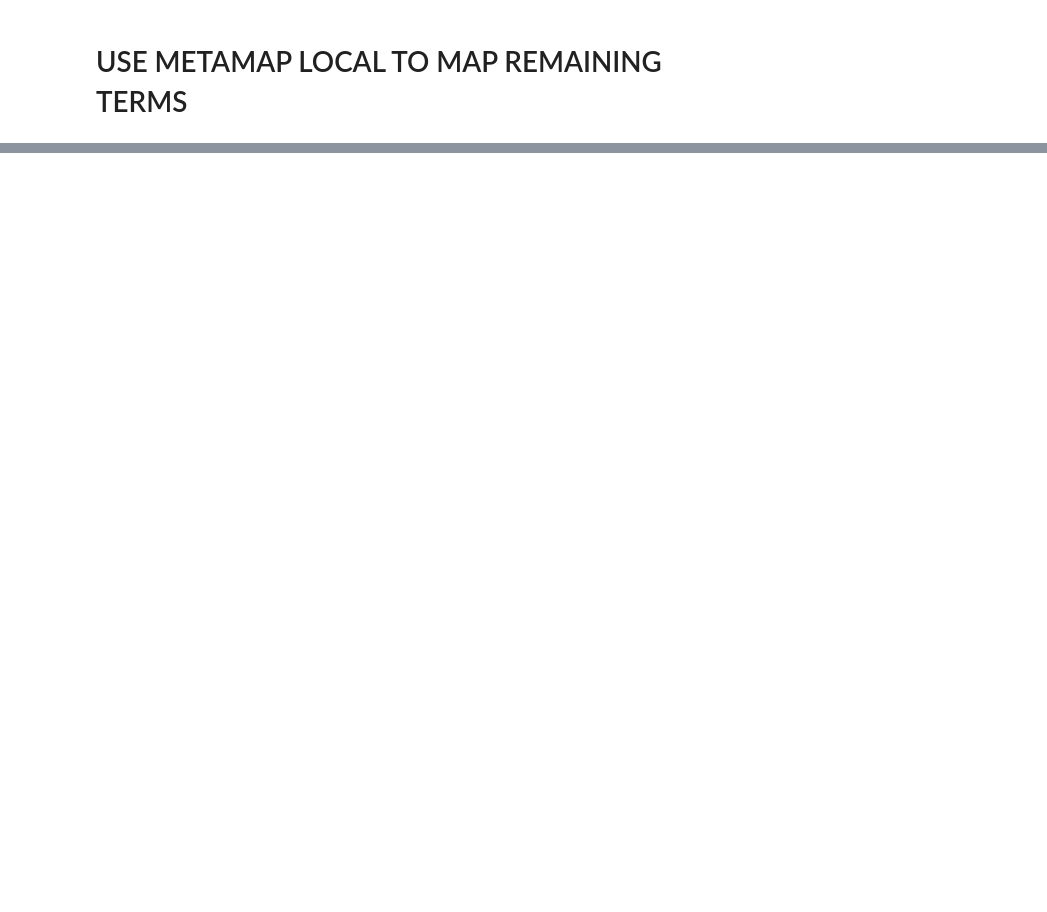
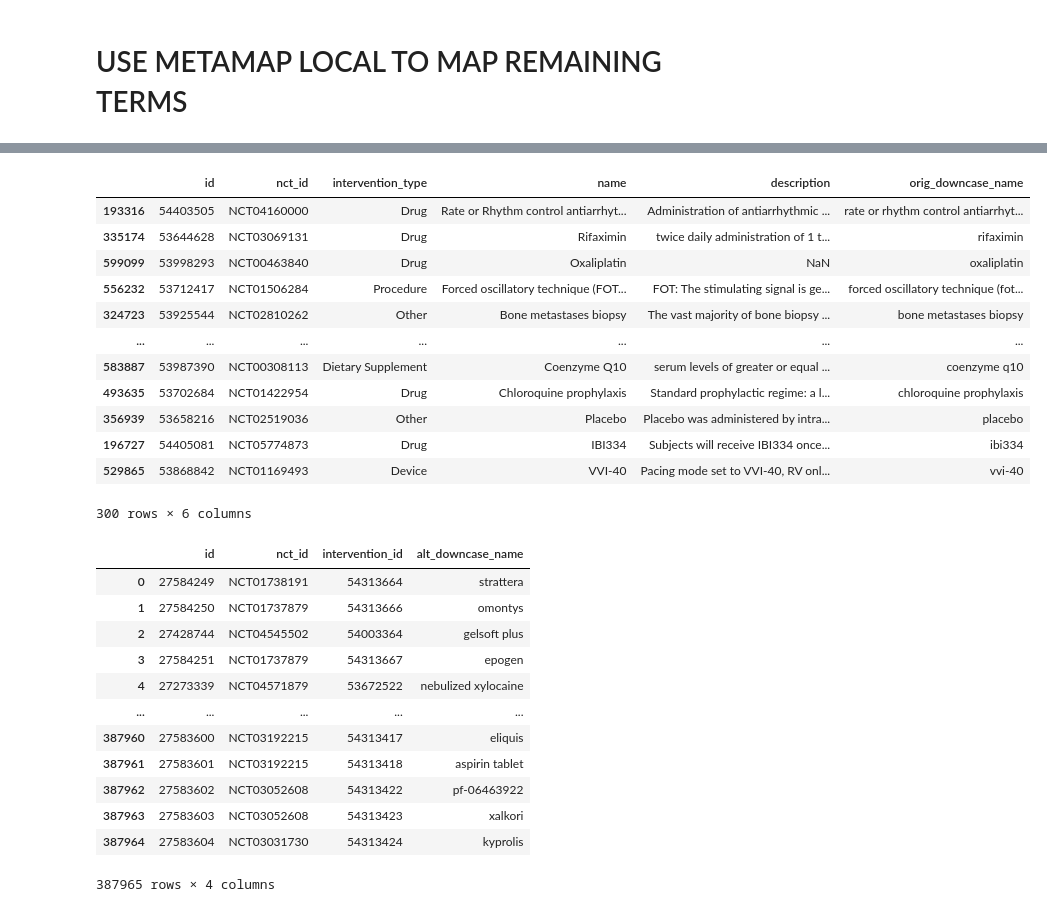
Before and after one commit to GitHubbit/Multiomics_ClinicalTrials_KP, a Jupyter notebook: mapper_ipynb_to_py_mm_only.ipynb, the cells around one changed output, grey strips where cells are left out. Drawn from its saved outputs; the diff is of its cells as text; code cells hidden in the pictures; blank space fills up the shorter version.

```diff
--- a/mapper_ipynb_to_py_mm_only.ipynb
+++ b/mapper_ipynb_to_py_mm_only.ipynb
@@ -821,0 +1131,32 @@ excel_writer.save()
+# %%
+interventions_alts = df_dict["interventions_alts"][["id", "nct_id", "intervention_id", "alt_downcase_name"]]
+interventions = df_dict["interventions"]
+interventions
+interventions_alts
+# %% [output]
+|  | id | nct_id | intervention_type | name | description | orig_downcase_name |
+| 193316 | 54403505 | NCT04160000 | Drug | Rate or Rhythm control antiarrhyt... | Administration of antiarrhythmic ... | rate or rhythm control antiarrhyt... |
+| 335174 | 53644628 | NCT03069131 | Drug | Rifaximin | twice daily administration of 1 t... | rifaximin |
+| 599099 | 53998293 | NCT00463840 | Drug | Oxaliplatin | NaN | oxaliplatin |
+| 556232 | 53712417 | NCT01506284 | Procedure | Forced oscillatory technique (FOT... | FOT: The stimulating signal is ge... | forced oscillatory technique (fot... |
+| 324723 | 53925544 | NCT02810262 | Other | Bone metastases biopsy | The vast majority of bone biopsy ... | bone metastases biopsy |
+| ... | ... | ... | ... | ... | ... | ... |
+| 583887 | 53987390 | NCT00308113 | Dietary Supplement | Coenzyme Q10 | serum levels of greater or equal ... | coenzyme q10 |
+| 493635 | 53702684 | NCT01422954 | Drug | Chloroquine prophylaxis | Standard prophylactic regime: a l... | chloroquine prophylaxis |
+| 356939 | 53658216 | NCT02519036 | Other | Placebo | Placebo was administered by intra... | placebo |
+| 196727 | 54405081 | NCT05774873 | Drug | IBI334 | Subjects will receive IBI334 once... | ibi334 |
+| 529865 | 53868842 | NCT01169493 | Device | VVI-40 | Pacing mode set to VVI-40, RV onl... | vvi-40 |
+300 rows × 6 columns
+|  | id | nct_id | intervention_id | alt_downcase_name |
+| 0 | 27584249 | NCT01738191 | 54313664 | strattera |
+| 1 | 27584250 | NCT01737879 | 54313666 | omontys |
+| 2 | 27428744 | NCT04545502 | 54003364 | gelsoft plus |
+| 3 | 27584251 | NCT01737879 | 54313667 | epogen |
+| 4 | 27273339 | NCT04571879 | 53672522 | nebulized xylocaine |
+| ... | ... | ... | ... | ... |
+| 387960 | 27583600 | NCT03192215 | 54313417 | eliquis |
+| 387961 | 27583601 | NCT03192215 | 54313418 | aspirin tablet |
+| 387962 | 27583602 | NCT03052608 | 54313422 | pf-06463922 |
+| 387963 | 27583603 | NCT03052608 | 54313423 | xalkori |
+| 387964 | 27583604 | NCT03031730 | 54313424 | kyprolis |
+387965 rows × 4 columns
```
Also changed, not shown: parts of 21 cells of this notebook.
